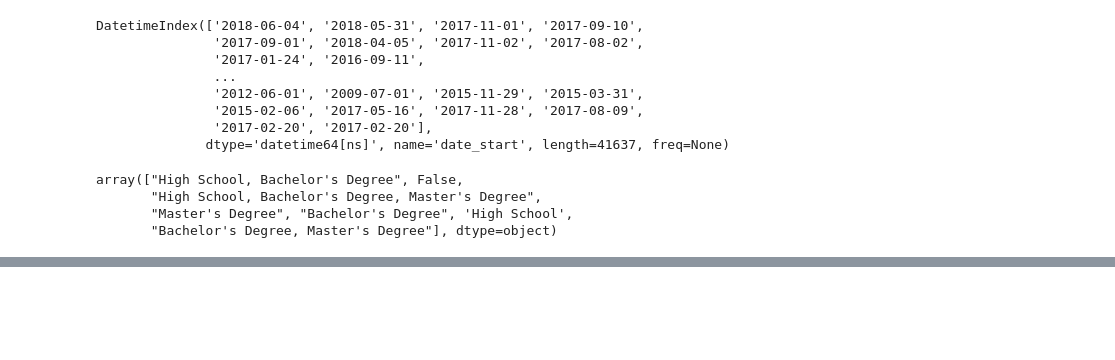
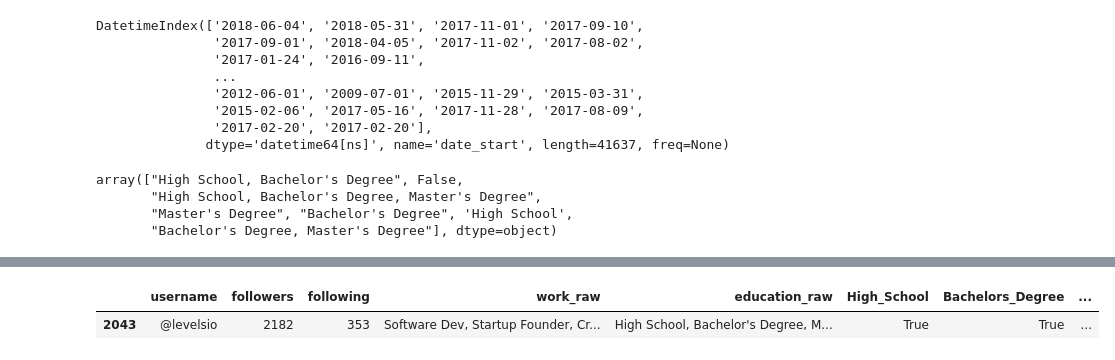
Before and after one commit to oanaale95/DSforBuss, a Jupyter notebook: exercise1.ipynb, the cells around one changed output, grey strips where cells are left out. Saved outputs shown, nothing was run; the diff lists cells and outputs as text; code cells hidden in the pictures; blank space fills up the shorter version.

```diff
--- a/exercise1.ipynb
+++ b/exercise1.ipynb
@@ -207,0 +256,7 @@ people_df[0:1]
+# %%
+msc_df = people_df[(people_df['Masters_Degree']==True)]
+msc_max_followers = msc_df[msc_df['followers'] == msc_df['followers'].max()]
+msc_max_followers
+# %% [output]
+|  | username | followers | following | work_raw | education_raw | High_School | Bachelors_Degree | ... |
+| 2043 | @levelsio | 2182 | 353 | Software Dev, Startup Founder, Cr... | High School, Bachelor's Degree, M... | True | True | ... |
```
Also changed, not shown: parts of 19 cells of this notebook, 13 other files.
